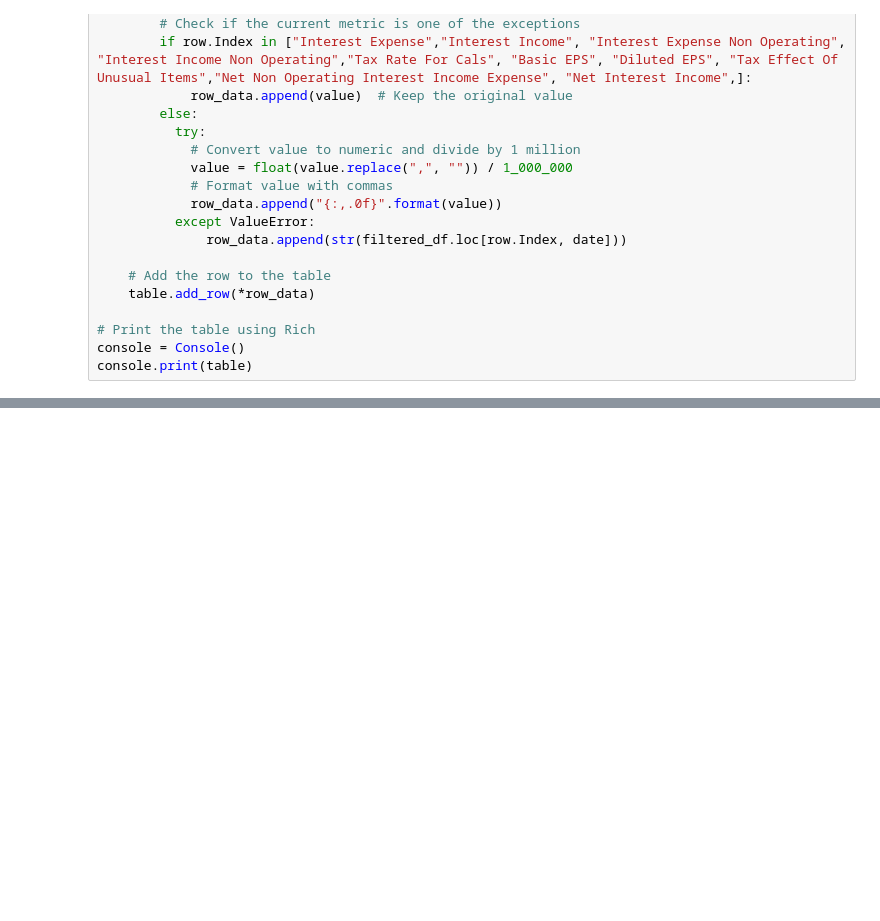
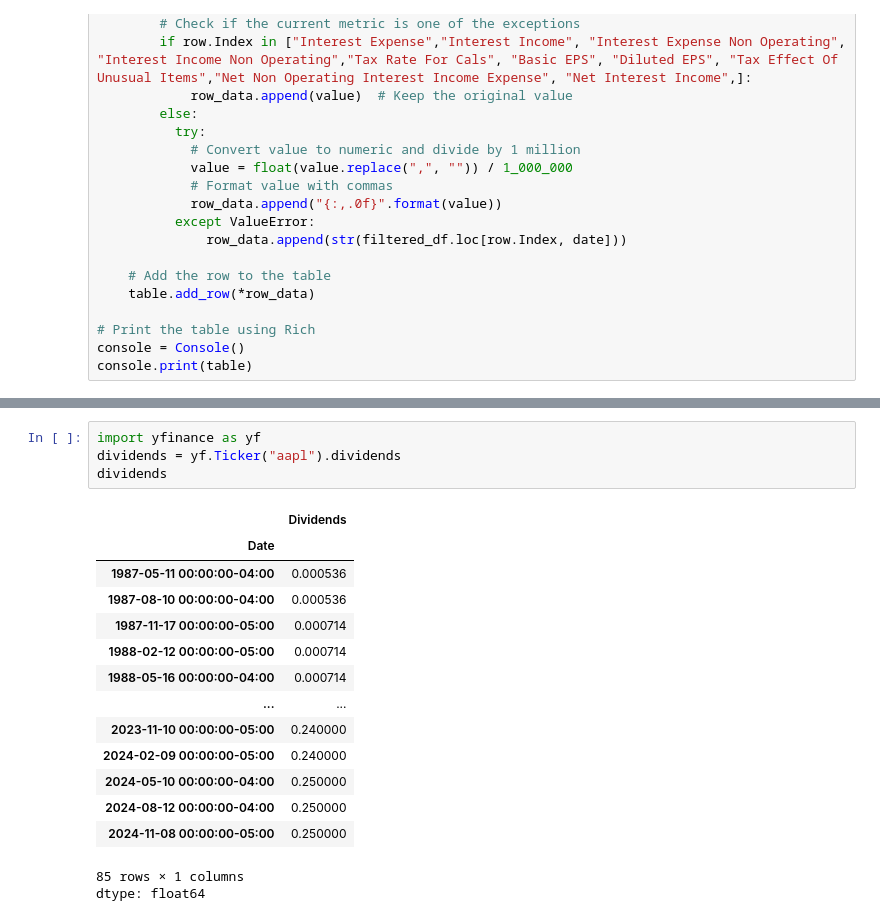
Before and after one commit to ggalarza1/stock_financials, a Jupyter notebook: Stock_financials_table.ipynb, the cells around one changed output, grey strips where cells are left out. Saved outputs shown, nothing was run; the diff lists cells and outputs as text; blank space fills up the shorter version.

```diff
--- a/Stock_financials_table.ipynb
+++ b/Stock_financials_table.ipynb
@@ -155,0 +226,20 @@ console.print(table)
+# %%
+import yfinance as yf
+dividends = yf.Ticker("aapl").dividends
+dividends
+# %% [output]
+|  | Dividends |
+| Date |  |
+| 1987-05-11 00:00:00-04:00 | 0.000536 |
+| 1987-08-10 00:00:00-04:00 | 0.000536 |
+| 1987-11-17 00:00:00-05:00 | 0.000714 |
+| 1988-02-12 00:00:00-05:00 | 0.000714 |
+| 1988-05-16 00:00:00-04:00 | 0.000714 |
+| ... | ... |
+| 2023-11-10 00:00:00-05:00 | 0.240000 |
+| 2024-02-09 00:00:00-05:00 | 0.240000 |
+| 2024-05-10 00:00:00-04:00 | 0.250000 |
+| 2024-08-12 00:00:00-04:00 | 0.250000 |
+| 2024-11-08 00:00:00-05:00 | 0.250000 |
+85 rows × 1 columns
+dtype: float64
```
Also changed, not shown: parts of 8 cells of this notebook.
